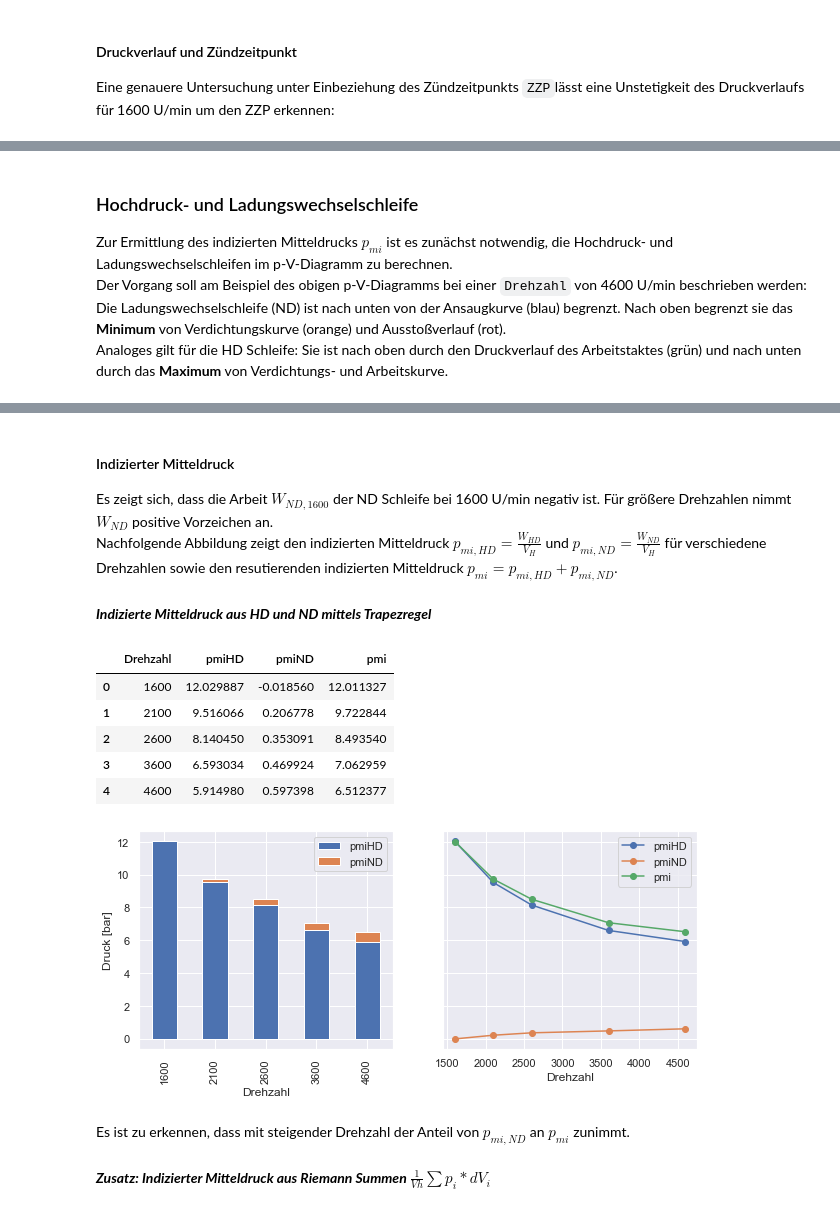
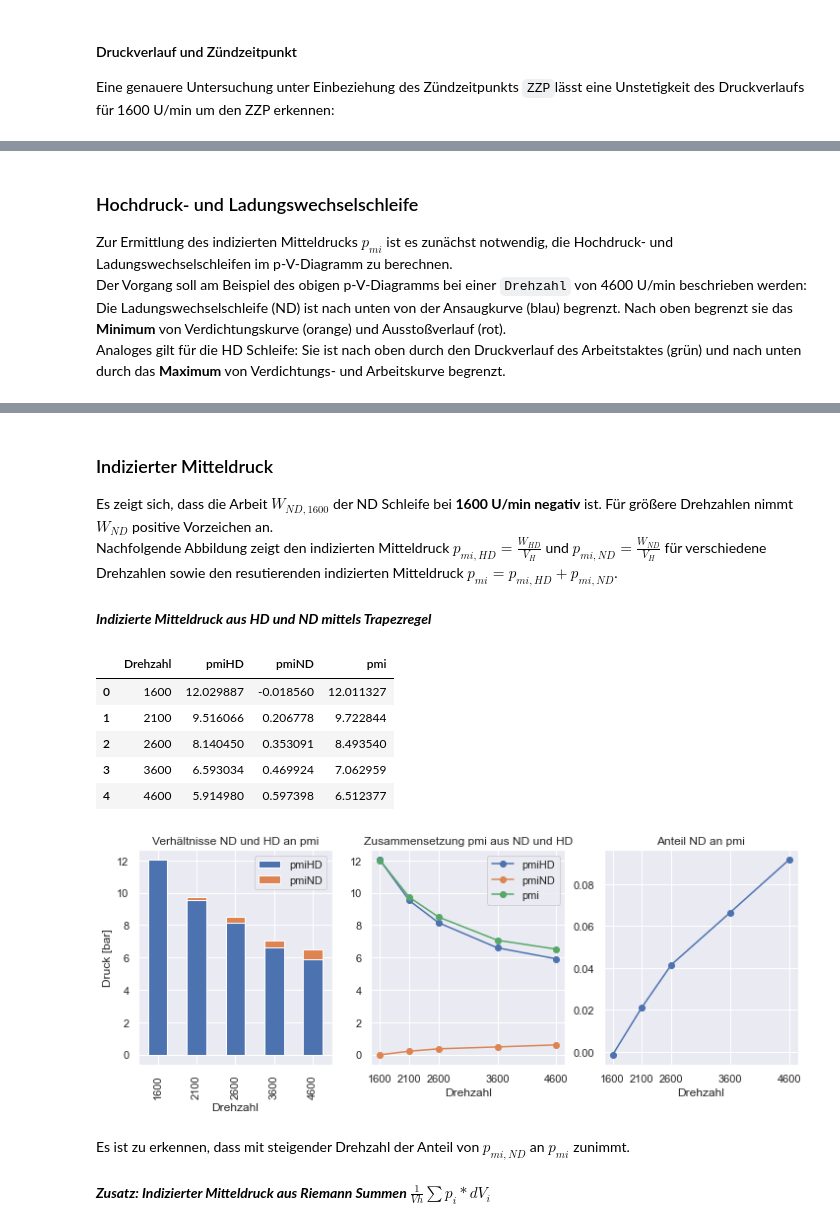
Before and after one commit to marcussteinbacher/kfzlu, a Jupyter notebook: Protokoll.ipynb, the cells around one changed output, grey strips where cells are left out. Drawn from its saved outputs; the diff is of its cells as text; code cells hidden in the pictures.

```diff
--- a/Protokoll.ipynb
+++ b/Protokoll.ipynb
@@ -29,6 +29,6 @@ sns.set()
 Zur Auswertung wurden die Daten der fünf Messreihen in eine gemeinsame Tabelle überführt, sodass jede Zeile einem einzelnen Messpunkt mit folgenden features darstellt: <br>
 `Drehzahl` `Kurbelwinkel` `P_ZYL1` `P_ZYL2` `P_ZYL3` `Drehmoment` `Absolutverbrauch` `Angesaugte Luftmasse` `O2 roh` `CO roh` `CO2 roh` `NOx roh` `HC3 roh` `Lambda` `Temp Kühlm.E` `Temp Kühlm.A` `Temp Oel` `Temp Ansaugl. nach Verd.` `Temp Ansaugluft Saugrohr` `Temp Abgas vor Turbine` `P Saugrohr` `P Abg. vor Turb.` `ZZP` `Cycle` `Volumen` `P_ZYLm`.
 # %%
-df = pd.read_csv("cyl_raw.csv",delimiter=";")
+df = pd.read_csv("cyl_raw.csv")
 df.head()
 # %% [output]
@@ -260,7 +266,7 @@ HBox(children=(Dropdown(description='Drehzahl', index=1, options=(1600, 2100, 26
 Zur Ermittlung des indizierten Mitteldrucks $p_{mi}$ ist es zunächst notwendig, die Hochdruck- und Ladungswechselschleifen im p-V-Diagramm zu berechnen. <br>
 Der Vorgang soll am Beispiel des obigen p-V-Diagramms bei einer `Drehzahl` von 4600 U/min beschrieben werden:<br>
 Die Ladungswechselschleife (ND) ist nach unten von der Ansaugkurve (blau) begrenzt. Nach oben begrenzt sie das **Minimum** von Verdichtungskurve (orange) und Ausstoßverlauf (rot). <br>
-Analoges gilt für die HD Schleife: Sie ist nach oben durch den Druckverlauf des Arbeitstaktes (grün) und nach unten durch das **Maximum** von Verdichtungs- und Arbeitskurve.
+Analoges gilt für die HD Schleife: Sie ist nach oben durch den Druckverlauf des Arbeitstaktes (grün) und nach unten durch das **Maximum** von Verdichtungs- und Arbeitskurve begrenzt.
 # %%
 # Arbeit HD, ND Schleife
 # HD -> cycle 2 - max(cycle1,cycle3)
@@ -363,36 +369,43 @@ display(widgets.HBox([rpm_dropd,log_checkb]),out3)
 HBox(children=(Dropdown(description='Drehzahl', index=1, options=(1600, 2100, 2600, 3600, 4600), value=2100), …
 [interactive output not drawn]
 # %% [markdown]
-#### Indizierter Mitteldruck
-Es zeigt sich, dass die Arbeit $W_{ND,1600}$ der ND Schleife bei 1600 U/min negativ ist. Für größere Drehzahlen nimmt $W_{ND}$ positive Vorzeichen an.<br>
+### Indizierter Mitteldruck
+Es zeigt sich, dass die Arbeit $W_{ND,1600}$ der ND Schleife bei **1600 U/min negativ** ist. Für größere Drehzahlen nimmt $W_{ND}$ positive Vorzeichen an.<br>
 Nachfolgende Abbildung zeigt den indizierten Mitteldruck $p_{mi,HD} = \frac{W_{HD}}{V_H}$ und $p_{mi,ND}=\frac{W_{ND}}{V_H}$ für verschiedene Drehzahlen sowie den resutierenden indizierten Mitteldruck $p_{mi} = p_{mi,HD} + p_{mi,ND}$. <br>
 <br>
 ***Indizierte Mitteldruck aus HD und ND mittels Trapezregel***
 # %%
-RPMs = df["Drehzahl"].unique()
-pmiHD = [HD(rpm,plot=False)/Vh for rpm in RPMs] #bar
-pmiND = [ND(rpm,plot=False)/Vh for rpm in RPMs]
+pmiHD = [HD(rpm,plot=False)/Vh for rpm in RPMs] #bar, integgration der oberen Begrenzung in return value von HD()
+pmiND = [ND(rpm,plot=False)/Vh for rpm in RPMs] #bar, interation der unteren Berenzung ND()
 df_pm = pd.DataFrame({"Drehzahl":RPMs,"pmiHD":pmiHD,"pmiND":pmiND})
 df_pm["pmi"] = df_pm["pmiHD"]+df_pm["pmiND"]
-fig,axs = plt.subplots(1,2,figsize=(10,4),sharey=True)
+fig,axs = plt.subplots(1,3,figsize=(12,4),sharey=False)
 
 df_pm.loc[:,["Drehzahl","pmiHD","pmiND"]].plot(kind="bar",x="Drehzahl",stacked=True,ax=axs[0])
+axs[0].set_ylabel("Druck [bar]")
+axs[0].set_title("Verhältnisse ND und HD an pmi")
+
 df_pm.plot(kind="line",x="Drehzahl",ax=axs[1],style=["-o"]*3)
-axs[0].set_ylabel("Druck [bar]")
+axs[1].set_xticks(RPMs)
+axs[1].set_title("Zusammensetzung pmi aus ND und HD")
 
+axs[2].plot(df_pm["Drehzahl"],df_pm["pmiND"]/df_pm["pmi"],"-o")
+axs[2].set_xticks(RPMs)
+axs[2].set_xlabel("Drehzahl")
+axs[2].set_title("Anteil ND an pmi")
 
 def style_negative(v, props=''):
     return props if v < 0 else None
 display(df_pm.style.applymap(style_negative, props='color:red;'))
 plt.show()
 # %% [output]
 |  | Drehzahl | pmiHD | pmiND | pmi |
 | 0 | 1600 | 12.029887 | -0.018560 | 12.011327 |
 | 1 | 2100 | 9.516066 | 0.206778 | 9.722844 |
 | 2 | 2600 | 8.140450 | 0.353091 | 8.493540 |
 | 3 | 3600 | 6.593034 | 0.469924 | 7.062959 |
 | 4 | 4600 | 5.914980 | 0.597398 | 6.512377 |
-[figure, old version]
+[figure, new version]
 # %% [markdown]
 Es ist zu erkennen, dass mit steigender Drehzahl der Anteil von $p_{mi,ND}$ an $p_{mi}$ zunimmt. <br>
 <br>
```
Also changed, not shown: parts of 31 cells of this notebook, 1 other file.
